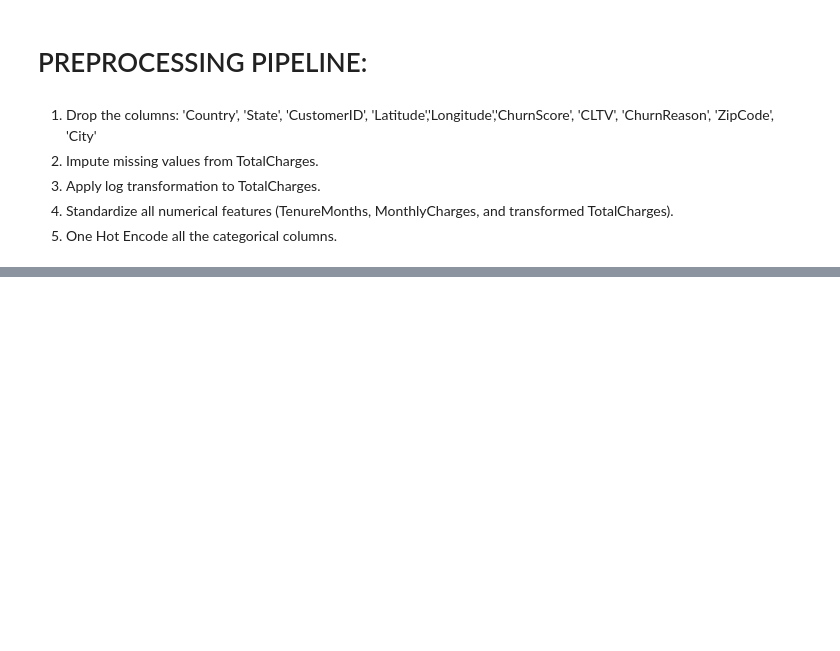
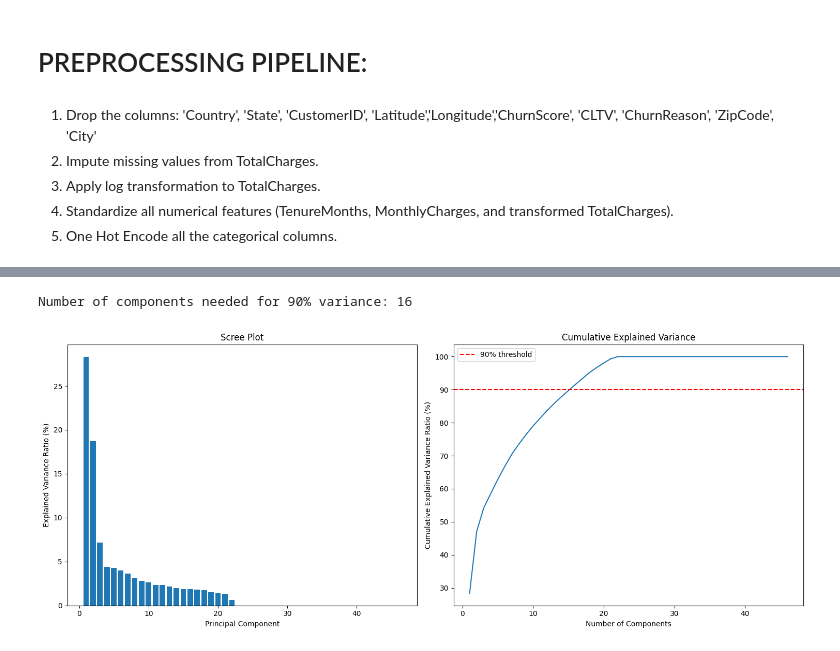
Before and after one commit to hrootscraft/my-book, a Jupyter notebook: _sources/book/2.ipynb, the cells around one changed output, grey strips where cells are left out. Saved outputs shown, nothing was run; the diff lists cells and outputs as text; code cells hidden in the pictures; blank space fills up the shorter version.

```diff
--- a/_sources/book/2.ipynb
+++ b/_sources/book/2.ipynb
@@ -489,0 +588,14 @@ class CustomPreprocessor(BaseEstimator, TransformerMixin):
+# %%
+X = df.drop('ChurnLabel', axis=1)
+y = df['ChurnLabel']
+# %%
+from sklearn.preprocessing import LabelEncoder
+
+le = LabelEncoder()
+
+# Encode target variable ('No' -> 0, 'Yes' -> 1)
+y_encoded = le.fit_transform(y)
+# %%
+from sklearn.model_selection import train_test_split
+
+X_train, X_test, y_train, y_test = train_test_split(X, y_encoded, test_size=0.2, random_state=42, stratify=y)
@@ -489,0 +698,15 @@ class CustomPreprocessor(BaseEstimator, TransformerMixin):
+# %%
+import math
+
+# First preprocess your data
+preprocessor = CustomPreprocessor()
+X_train_preprocessed = preprocessor.fit_transform(X_train)
+X_test_preprocessed = preprocessor.transform(X_test)
+
+# Then run PCA workflow
+X_train_pca, X_test_pca, n_optimal, feature_importance = run_pca_workflow(
+    X_train_preprocessed, X_test_preprocessed
+)
+# %% [output]
+Number of components needed for 90% variance: 16
+[figure, added]
```
Also changed, not shown: parts of 12 cells of this notebook, 13 other files.
